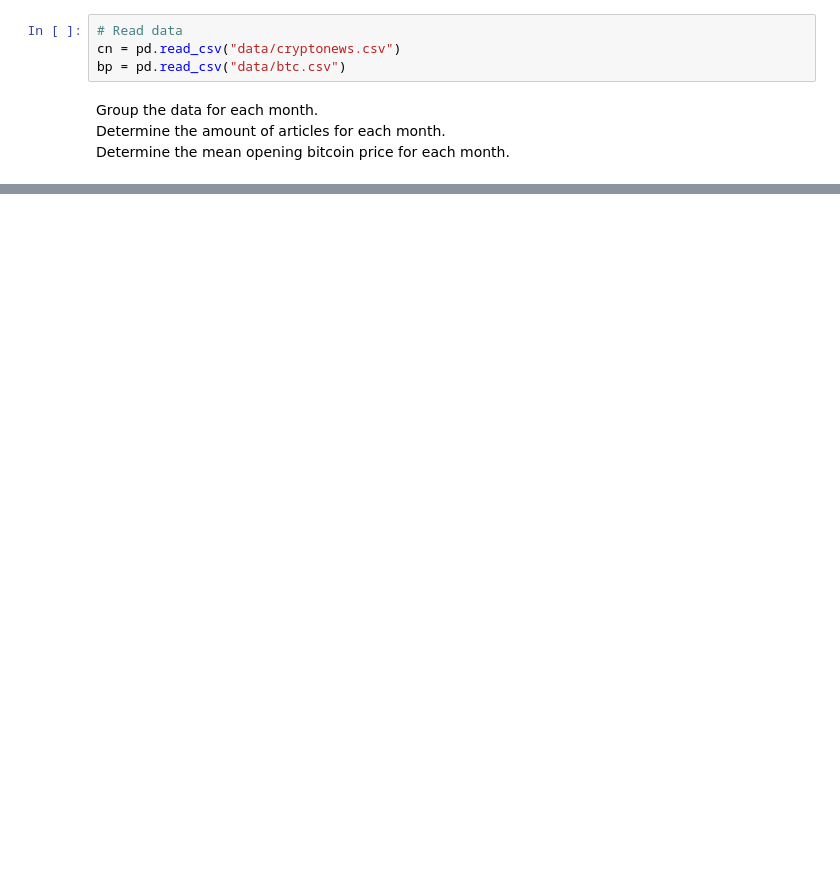
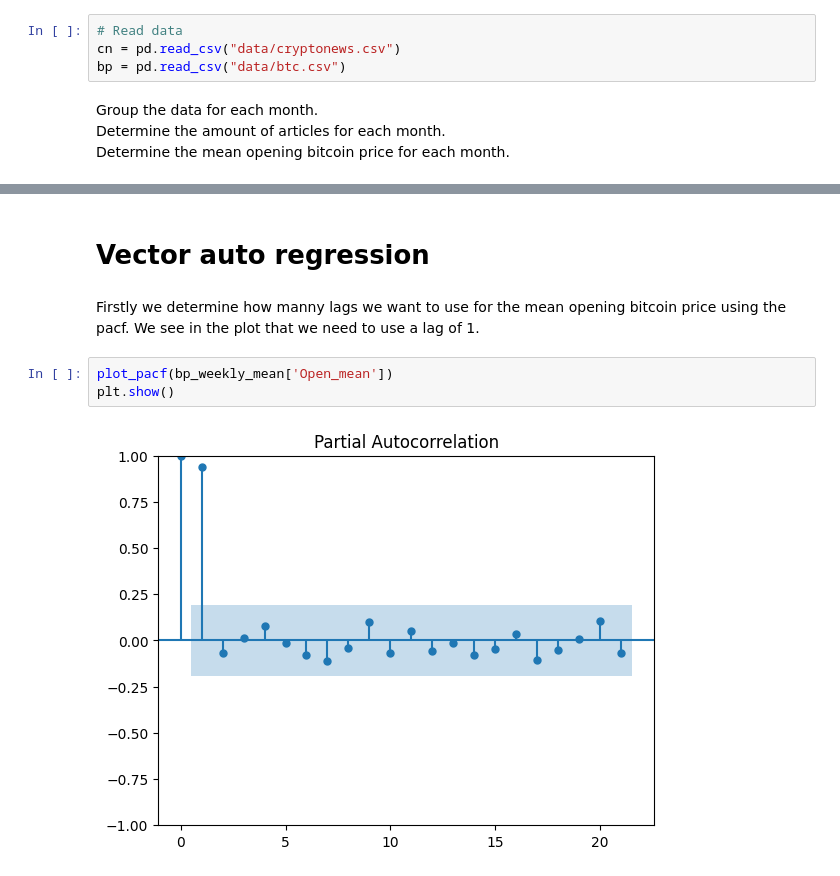
Before and after one commit to Dennis-2004/SDA, a Jupyter notebook: SDA.ipynb, the cells around one changed output, grey strips where cells are left out. Saved outputs shown, nothing was run; the diff lists cells and outputs as text; blank space fills up the shorter version.

```diff
--- a/SDA.ipynb
+++ b/SDA.ipynb
@@ -102,0 +129,9 @@ p-value: 0.044416805059388526 (Open)
+# %% [markdown]
+# Vector auto regression
+# %% [markdown]
+Firstly we determine how manny lags we want to use for the mean opening bitcoin price using the pacf. We see in the plot that we need to use a lag of 1.
+# %%
+plot_pacf(bp_weekly_mean['Open_mean'])
+plt.show()
+# %% [output]
+[figure, added]
```
Also changed, not shown: parts of 17 cells of this notebook, 2 other files.
